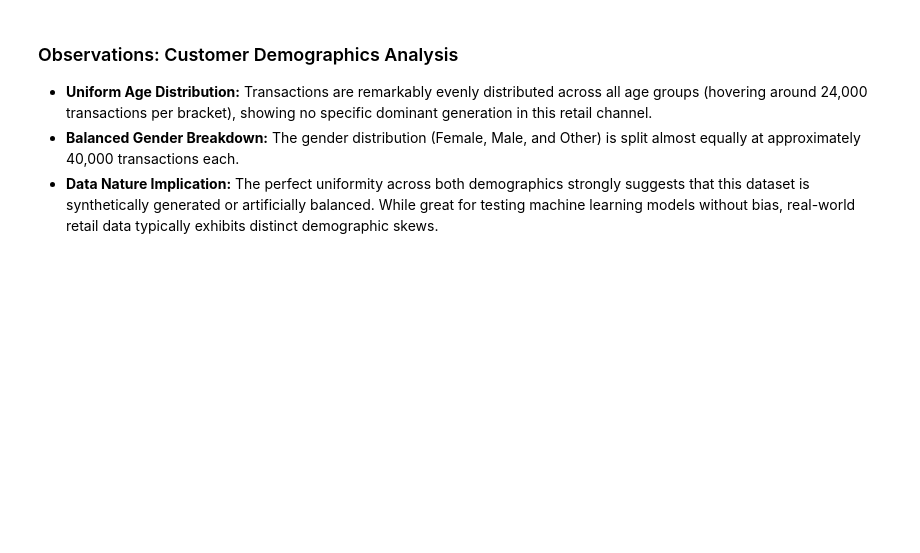
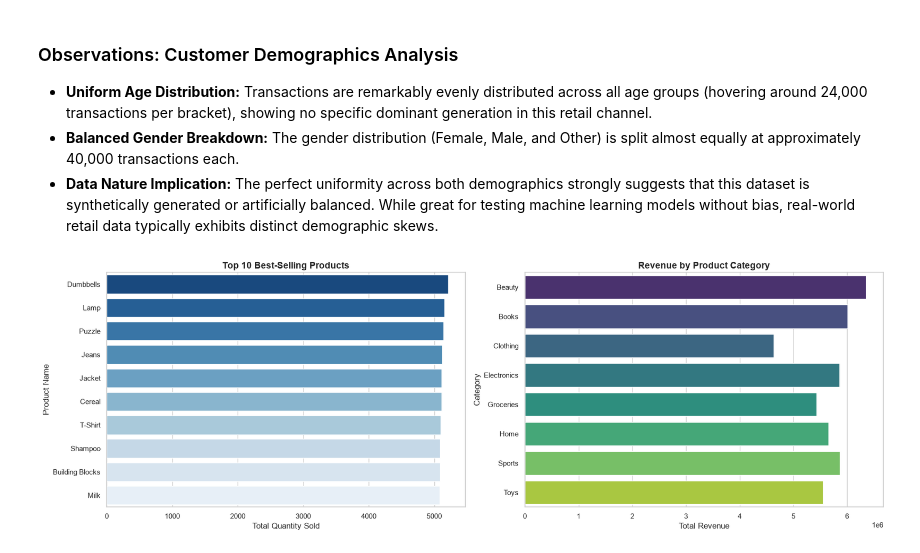
Before and after one commit to simonemedeiros/OIBSIP, a Jupyter notebook: DataAnalytics-L1-CustomerSegmentation/notebooks/retail-sales-dataset.ipynb, the cells around one changed output. Drawn from its saved outputs; the diff is of its cells as text; code cells hidden in the pictures; blank space fills up the shorter version.

Commit message:
feat: add product analysis plots for top items and category revenue

```diff
--- a/DataAnalytics-L1-CustomerSegmentation/notebooks/retail-sales-dataset.ipynb
+++ b/DataAnalytics-L1-CustomerSegmentation/notebooks/retail-sales-dataset.ipynb
@@ -156,3 +156,29 @@ plt.show()
 * **Uniform Age Distribution:** Transactions are remarkably evenly distributed across all age groups (hovering around 24,000 transactions per bracket), showing no specific dominant generation in this retail channel.
 * **Balanced Gender Breakdown:** The gender distribution (Female, Male, and Other) is split almost equally at approximately 40,000 transactions each.
 * **Data Nature Implication:** The perfect uniformity across both demographics strongly suggests that this dataset is synthetically generated or artificially balanced. While great for testing machine learning models without bias, real-world retail data typically exhibits distinct demographic skews.
+# %%
+# Product analysis
+
+# Set up the figure for subplots (1 row, 2 columns)
+sns.set_theme(style="whitegrid")
+fig, axes = plt.subplots(1, 2, figsize=(18, 6))
+
+# 1. Top 10 Best-Selling Products (by total quantity sold)
+top_products = df.groupby("product_name")["quantity"].sum().nlargest(10).reset_index()
+sns.barplot(data=top_products, x="quantity", y="product_name", palette="Blues_r", ax=axes[0], hue="product_name", legend=False)
+axes[0].set_title("Top 10 Best-Selling Products", fontsize=14, fontweight="bold")
+axes[0].set_xlabel("Total Quantity Sold", fontsize=12)
+axes[0].set_ylabel("Product Name", fontsize=12)
+
+# 2. Revenue by Product Category
+category_revenue = df.groupby("category")["sales_amount"].sum().reset_index()
+sns.barplot(data=category_revenue, x="sales_amount", y="category", palette="viridis", ax=axes[1], hue="category", legend=False)
+axes[1].set_title("Revenue by Product Category", fontsize=14, fontweight="bold")
+axes[1].set_xlabel("Total Revenue", fontsize=12)
+axes[1].set_ylabel("Category", fontsize=12)
+
+# Adjust layout for better spacing
+plt.tight_layout()
+plt.show()
+# %% [output]
+[figure, added]
```
